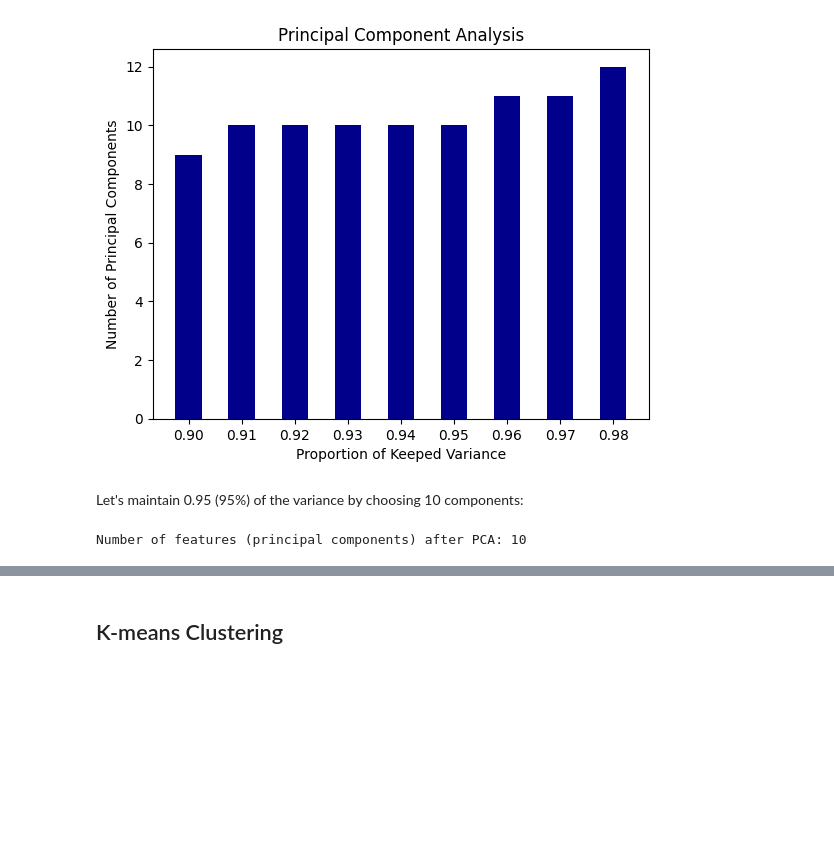
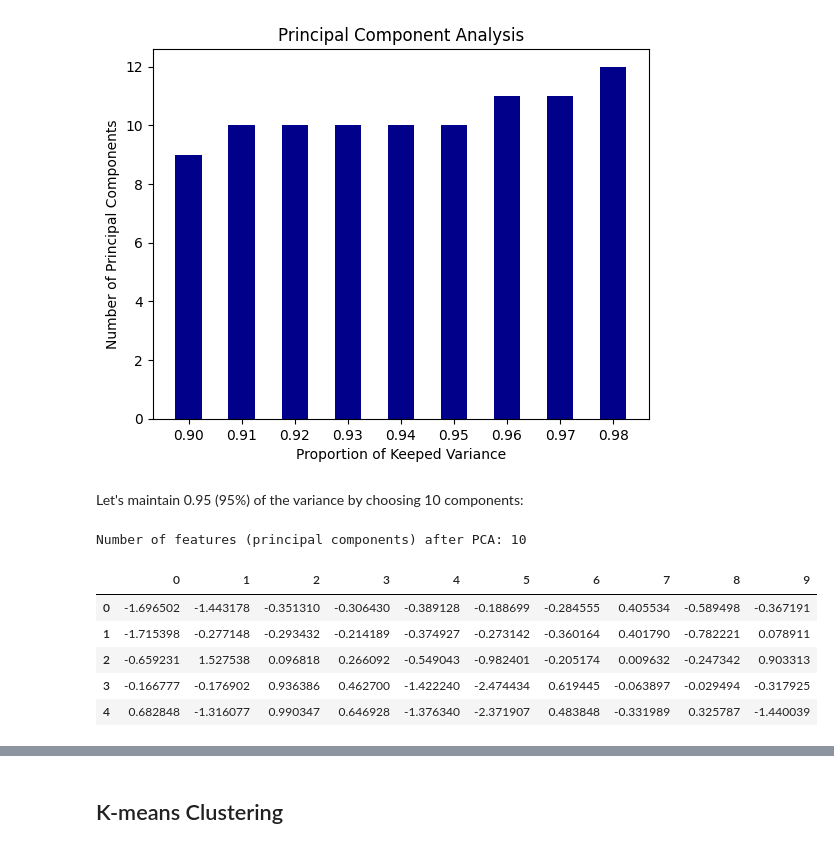
Before and after one commit to Samirnunes/data-science, a Jupyter notebook: machine_learning/book_recommendation/system.ipynb, the cells around one changed output, grey strips where cells are left out. Saved outputs shown, nothing was run; the diff lists cells and outputs as text; code cells hidden in the pictures; blank space fills up the shorter version.

```diff
--- a/machine_learning/book_recommendation/system.ipynb
+++ b/machine_learning/book_recommendation/system.ipynb
@@ -306,6 +326,15 @@ X_reduced_pca = pd.DataFrame(pca.fit_transform(X))
 print(f"Number of features (principal components) after PCA: {len(X_reduced_pca.columns)}")
 # %% [output]
 Number of features (principal components) after PCA: 10
+# %%
+X_reduced_pca.head()
+# %% [output]
+|  | 0 | 1 | 2 | 3 | 4 | 5 | 6 | 7 | 8 | 9 |
+| 0 | -1.696502 | -1.443178 | -0.351310 | -0.306430 | -0.389128 | -0.188699 | -0.284555 | 0.405534 | -0.589498 | -0.367191 |
+| 1 | -1.715398 | -0.277148 | -0.293432 | -0.214189 | -0.374927 | -0.273142 | -0.360164 | 0.401790 | -0.782221 | 0.078911 |
+| 2 | -0.659231 | 1.527538 | 0.096818 | 0.266092 | -0.549043 | -0.982401 | -0.205174 | 0.009632 | -0.247342 | 0.903313 |
+| 3 | -0.166777 | -0.176902 | 0.936386 | 0.462700 | -1.422240 | -2.474434 | 0.619445 | -0.063897 | -0.029494 | -0.317925 |
+| 4 | 0.682848 | -1.316077 | 0.990347 | 0.646928 | -1.376340 | -2.371907 | 0.483848 | -0.331989 | 0.325787 | -1.440039 |
 # %%
 sns.heatmap(X_reduced_pca.corr().apply(lambda x: round(x,2)), cmap="flare", annot=True)
 # %% [output]
```
Also changed, not shown: parts of 26 cells of this notebook.
